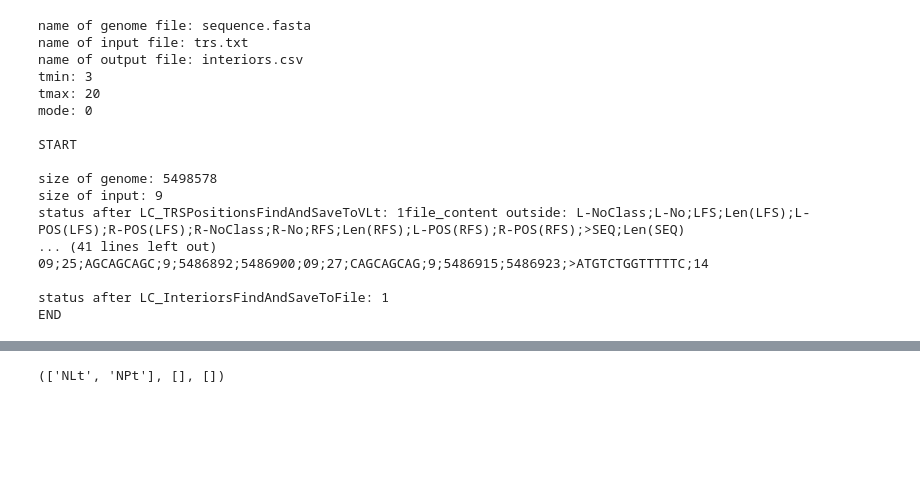
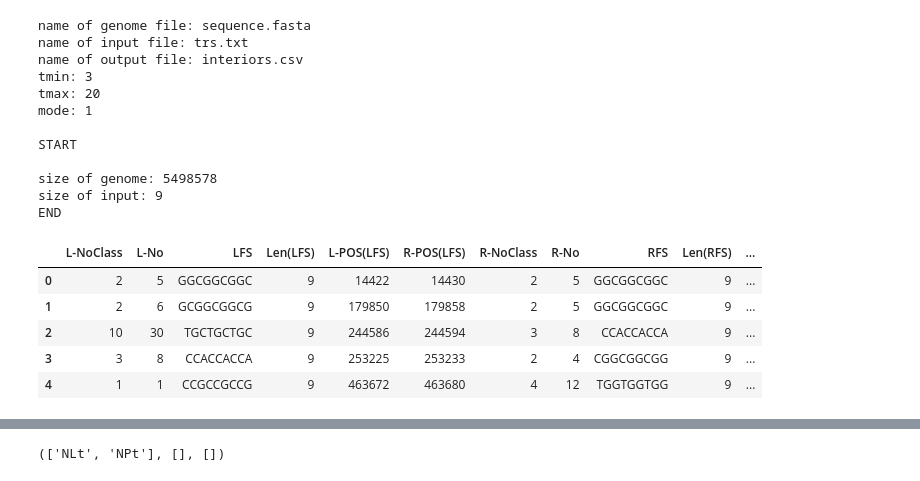
Before and after one commit to rafalbachorz/TRS-omix, a Jupyter notebook: python/cffi.ipynb, the cells around one changed output, grey strips where cells are left out. Saved outputs shown, nothing was run; the diff lists cells and outputs as text; code cells hidden in the pictures; blank space fills up the shorter version.

```diff
--- a/python/cffi.ipynb
+++ b/python/cffi.ipynb
@@ -58,7 +59,7 @@ tmin = ffi.cast("long long", tmin)
 tmax = 20
 tmax = ffi.cast("long long", tmax)
 
-mode = 0
+mode = 1
 mode = ffi.cast("int", mode)
 
 f_num = 10.0
@@ -71,15 +72,20 @@ name of input file: trs.txt
 name of output file: interiors.csv
 tmin: 3
 tmax: 20
-mode: 0
+mode: 1
 
 START
 
 size of genome: 5498578
 size of input: 9
-status after LC_TRSPositionsFindAndSaveToVLt: 1file_content outside: L-NoClass;L-No;LFS;Len(LFS);L-POS(LFS);R-POS(LFS);R-NoClass;R-No;RFS;Len(RFS);L-POS(RFS);R-POS(RFS);>SEQ;Len(SEQ)
-... (41 lines left out)
-09;25;AGCAGCAGC;9;5486892;5486900;09;27;CAGCAGCAG;9;5486915;5486923;>ATGTCTGGTTTTTC;14
-
-status after LC_InteriorsFindAndSaveToFile: 1
 END
+# %%
+result_ = ffi.string(result).decode("utf-8")
+pd.read_csv(StringIO(result_), sep=";").head()
+# %% [output]
+|  | L-NoClass | L-No | LFS | Len(LFS) | L-POS(LFS) | R-POS(LFS) | R-NoClass | R-No | RFS | Len(RFS) | ... |
+| 0 | 2 | 5 | GGCGGCGGC | 9 | 14422 | 14430 | 2 | 5 | GGCGGCGGC | 9 | ... |
+| 1 | 2 | 6 | GCGGCGGCG | 9 | 179850 | 179858 | 2 | 5 | GGCGGCGGC | 9 | ... |
+| 2 | 10 | 30 | TGCTGCTGC | 9 | 244586 | 244594 | 3 | 8 | CCACCACCA | 9 | ... |
+| 3 | 3 | 8 | CCACCACCA | 9 | 253225 | 253233 | 2 | 4 | CGGCGGCGG | 9 | ... |
+| 4 | 1 | 1 | CCGCCGCCG | 9 | 463672 | 463680 | 4 | 12 | TGGTGGTGG | 9 | ... |
```
Also changed, not shown: parts of 9 cells of this notebook, 3 other files.
